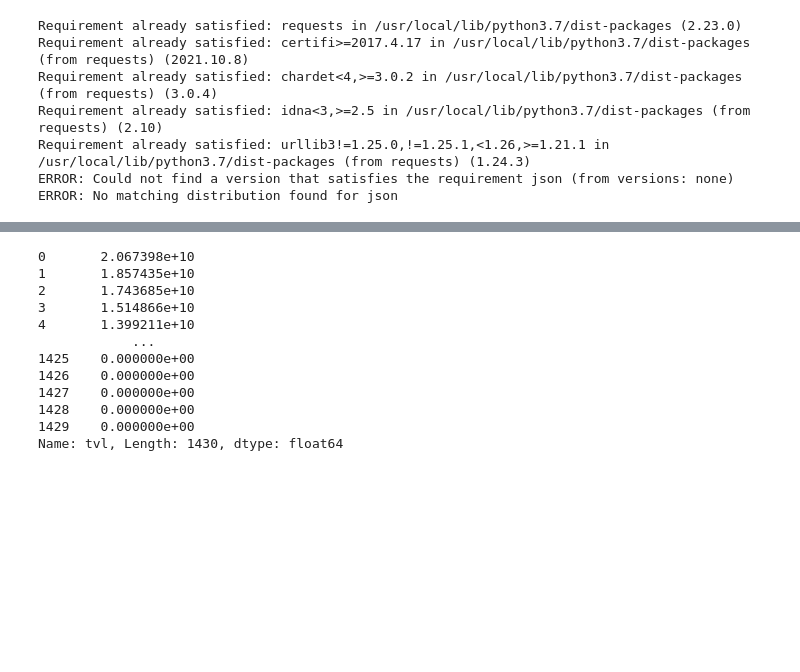
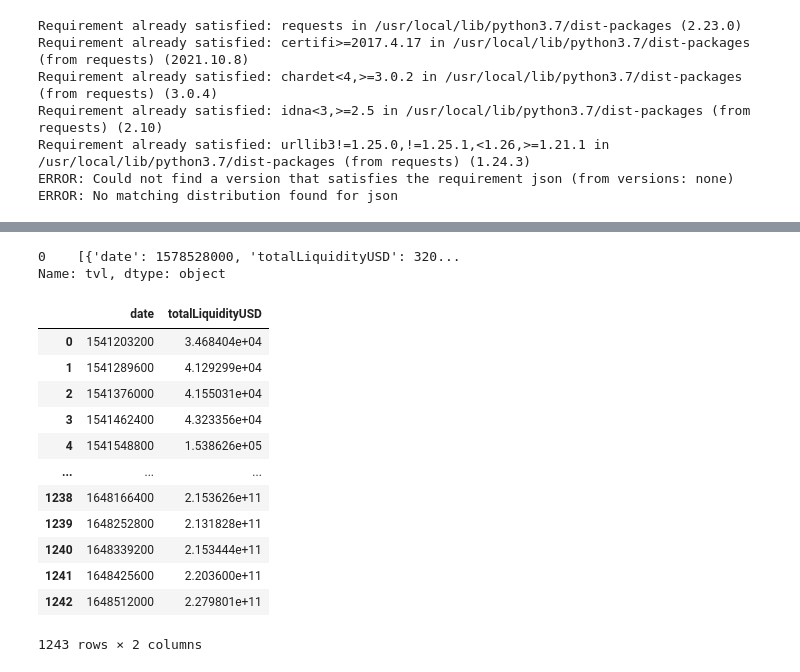
Before and after one commit to custom-hyper/DeFi_Lama_API, a Jupyter notebook: DeFi_Lama.ipynb, the cells around one changed output, grey strips where cells are left out. Cells and saved outputs as stored; diff of their text form; code cells hidden in the pictures; blank space fills up the shorter version.

```diff
--- a/DeFi_Lama.ipynb
+++ b/DeFi_Lama.ipynb
@@ -86,36 +68,61 @@ memory usage: 14.0+ KB
+# %%
+#@title Historical TVL Loop (in process) { display-mode: "code" }
+import requests
+import datetime
+import time
+import json
+from google.colab import data_table
+
+import plotly.graph_objects as go
+import pandas as pd
+import matplotlib.pyplot as plt
+
+
+path = "https://api.llama.fi/protocol/"
+slug = 'aave'
+#General Information table
+response = requests.get(path + slug)
+output = response.text
+DeFi = json.loads(output)
+full_talbe = pd.json_normalize(DeFi)
+
+tvl = full_talbe['tvl']
+tvl
+# %% [output]
+0    [{'date': 1578528000, 'totalLiquidityUSD': 320...
+Name: tvl, dtype: object
 # %%
-  #@title ok { display-mode: "code" }
+  #@title Total TVL { display-mode: "code" }
 import requests
 import datetime
 import time
 import json
 from google.colab import data_table
 
 import plotly.graph_objects as go
 import pandas as pd
 import matplotlib.pyplot as plt
 
-
-
+path = "https://api.llama.fi/charts"
+#slug = 'aave'
 #General Information table
-response = requests.get("https://api.llama.fi/protocols")
+response = requests.get(path)
 output = response.text
 DeFi = json.loads(output)
 full_talbe = pd.json_normalize(DeFi)
-full_talbe['id'] = full_talbe['symbol']  + '.' + full_talbe['name']
-full_talbe['id'].replace(' ','')
 
-full_talbe['tvl']
+full_talbe
 # %% [output]
+|  | date | totalLiquidityUSD |
+| 0 | 1541203200 | 3.468404e+04 |
+| 1 | 1541289600 | 4.129299e+04 |
+| 2 | 1541376000 | 4.155031e+04 |
+| 3 | 1541462400 | 4.323356e+04 |
+| 4 | 1541548800 | 1.538626e+05 |
+| ... | ... | ... |
+| 1238 | 1648166400 | 2.153626e+11 |
+| 1239 | 1648252800 | 2.131828e+11 |
+| 1240 | 1648339200 | 2.153444e+11 |
+| 1241 | 1648425600 | 2.203600e+11 |
+| 1242 | 1648512000 | 2.279801e+11 |
-0       2.067398e+10
-1       1.857435e+10
-2       1.743685e+10
-3       1.514866e+10
-4       1.399211e+10
-            ...
-1425    0.000000e+00
-1426    0.000000e+00
-1427    0.000000e+00
-1428    0.000000e+00
-1429    0.000000e+00
-Name: tvl, Length: 1430, dtype: float64
+1243 rows × 2 columns
```
Also changed, not shown: parts of 28 cells of this notebook.
